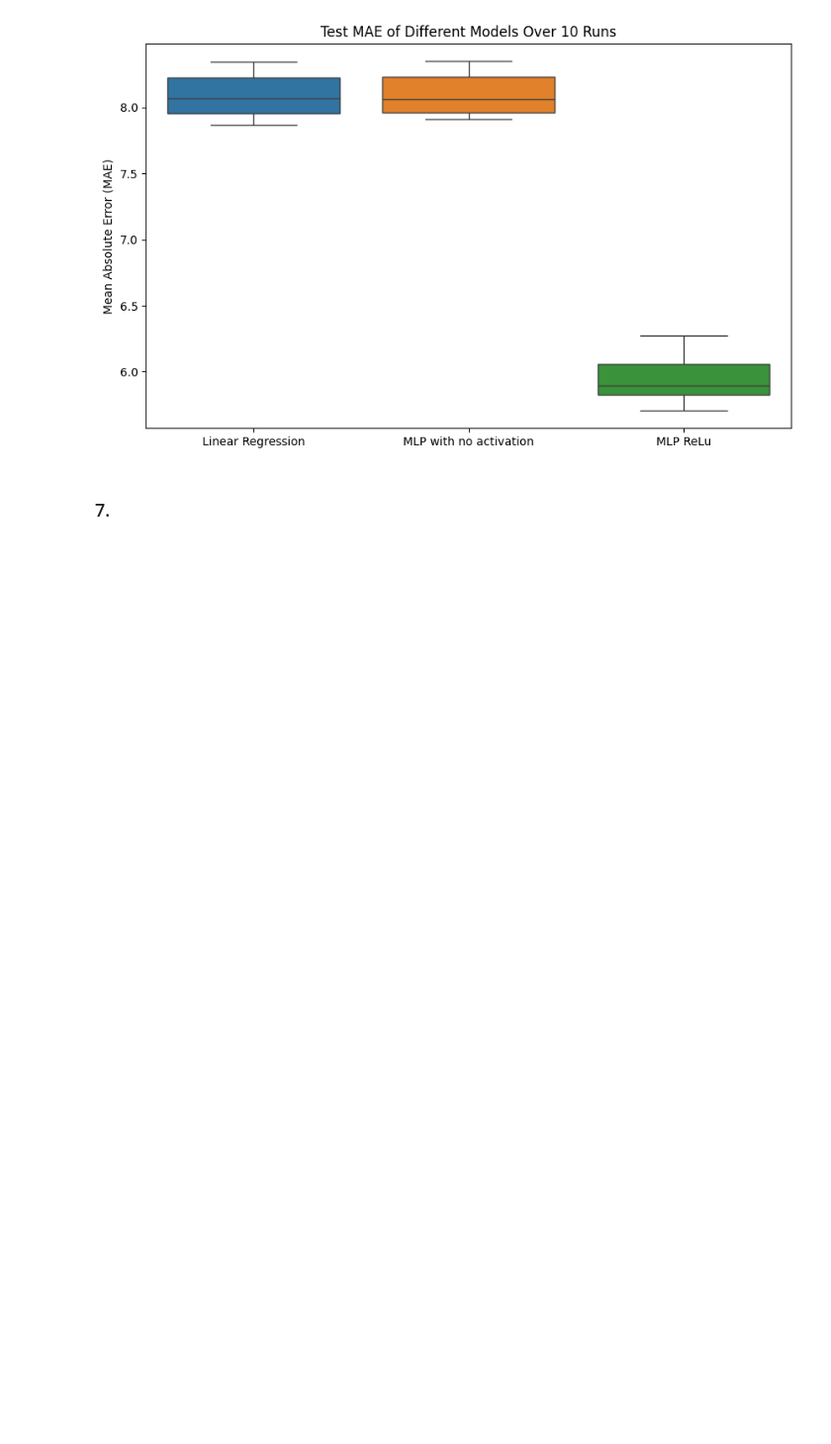
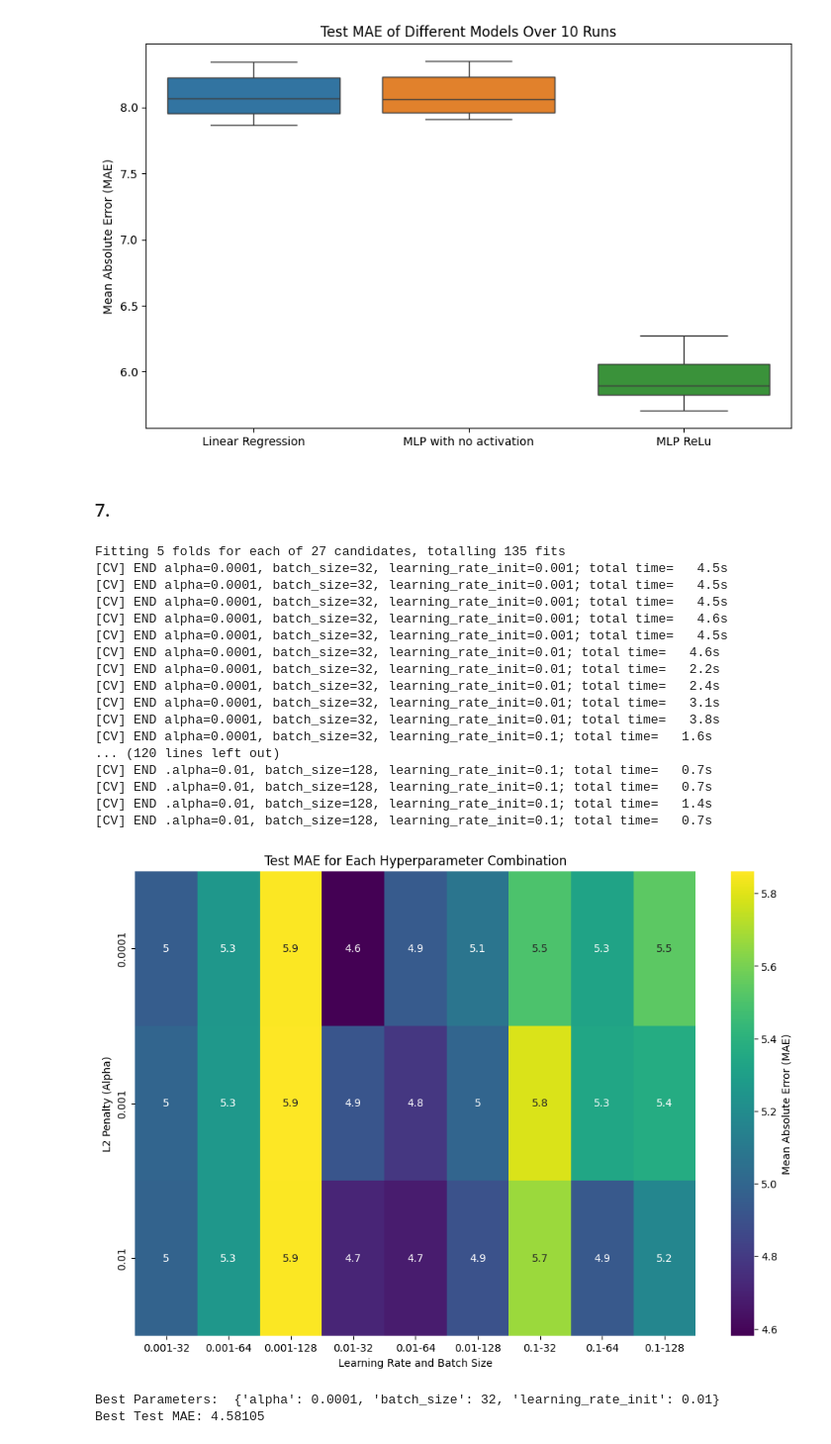
Before and after one commit to raquelgraos/Machine-Learning-Labs, a Jupyter notebook: hw3/hw3.ipynb, the cells around one changed output. Shown at 99% size. Cells and saved outputs as stored; diff of their text form; code cells hidden in the pictures; blank space fills up the shorter version.

```diff
--- a/hw3/hw3.ipynb
+++ b/hw3/hw3.ipynb
@@ -55,6 +100,77 @@ plt.show()
 [figure]
 # %% [markdown]
 ### 7.
+# %%
+import numpy as np
+import pandas as pd
+from sklearn.model_selection import train_test_split, GridSearchCV
+from sklearn.neural_network import MLPRegressor
+from sklearn.metrics import mean_absolute_error
+import matplotlib.pyplot as plt
+import seaborn as sns
+import warnings
+warnings.filterwarnings("ignore")
+
+df = pd.read_csv('parkinsons.csv')
+X = df.drop('target', axis=1)
+y = df['target']
+
+X_train, X_test, y_train, y_test = train_test_split(X, y, train_size=0.8, random_state=0)
+
+MLP = MLPRegressor(hidden_layer_sizes=(10, 10), random_state=0)
+
+parameters = {
+    'alpha': [0.0001, 0.001, 0.01],
+    'learning_rate_init': [0.001, 0.01, 0.1],
+    'batch_size': [32, 64, 128]
+}
+
+grid_search = GridSearchCV(MLP, parameters, scoring='neg_mean_absolute_error', verbose=2, cv=5)
+
+grid_search.fit(X_train, y_train)
+
+results = pd.DataFrame(grid_search.cv_results_)
+
+results['MAE'] = -results['mean_test_score']
+
+pivot_table = results.pivot_table(
+    values='MAE',
+    index='param_alpha',
+    columns=['param_learning_rate_init', 'param_batch_size'],
+)
+
+plt.figure(figsize=(12, 8))
+sns.heatmap(pivot_table, annot=True, cmap="viridis", cbar_kws={'label': 'Mean Absolute Error (MAE)'})
+plt.title('Test MAE for Each Hyperparameter Combination')
+plt.xlabel('Learning Rate and Batch Size')
+plt.ylabel('L2 Penalty (Alpha)')
+plt.show()
+
+best_params = grid_search.best_params_
+print("Best Parameters: ", best_params)
+best_mae = -grid_search.best_score_
+print("Best Test MAE: {:.5f}".format(best_mae))
+# %% [output]
+Fitting 5 folds for each of 27 candidates, totalling 135 fits
+[CV] END alpha=0.0001, batch_size=32, learning_rate_init=0.001; total time=   4.5s
+[CV] END alpha=0.0001, batch_size=32, learning_rate_init=0.001; total time=   4.5s
+[CV] END alpha=0.0001, batch_size=32, learning_rate_init=0.001; total time=   4.5s
+[CV] END alpha=0.0001, batch_size=32, learning_rate_init=0.001; total time=   4.6s
+[CV] END alpha=0.0001, batch_size=32, learning_rate_init=0.001; total time=   4.5s
+[CV] END alpha=0.0001, batch_size=32, learning_rate_init=0.01; total time=   4.6s
+[CV] END alpha=0.0001, batch_size=32, learning_rate_init=0.01; total time=   2.2s
+[CV] END alpha=0.0001, batch_size=32, learning_rate_init=0.01; total time=   2.4s
+[CV] END alpha=0.0001, batch_size=32, learning_rate_init=0.01; total time=   3.1s
+[CV] END alpha=0.0001, batch_size=32, learning_rate_init=0.01; total time=   3.8s
+[CV] END alpha=0.0001, batch_size=32, learning_rate_init=0.1; total time=   1.6s
+... (120 lines left out)
+[CV] END .alpha=0.01, batch_size=128, learning_rate_init=0.1; total time=   0.7s
+[CV] END .alpha=0.01, batch_size=128, learning_rate_init=0.1; total time=   0.7s
+[CV] END .alpha=0.01, batch_size=128, learning_rate_init=0.1; total time=   1.4s
+[CV] END .alpha=0.01, batch_size=128, learning_rate_init=0.1; total time=   0.7s
+[figure, added]
+Best Parameters:  {'alpha': 0.0001, 'batch_size': 32, 'learning_rate_init': 0.01}
+Best Test MAE: 4.58105
 # %%
 import numpy as np
 import pandas as pd
```
Also changed, not shown: parts of 6 cells of this notebook, 1 other file.
